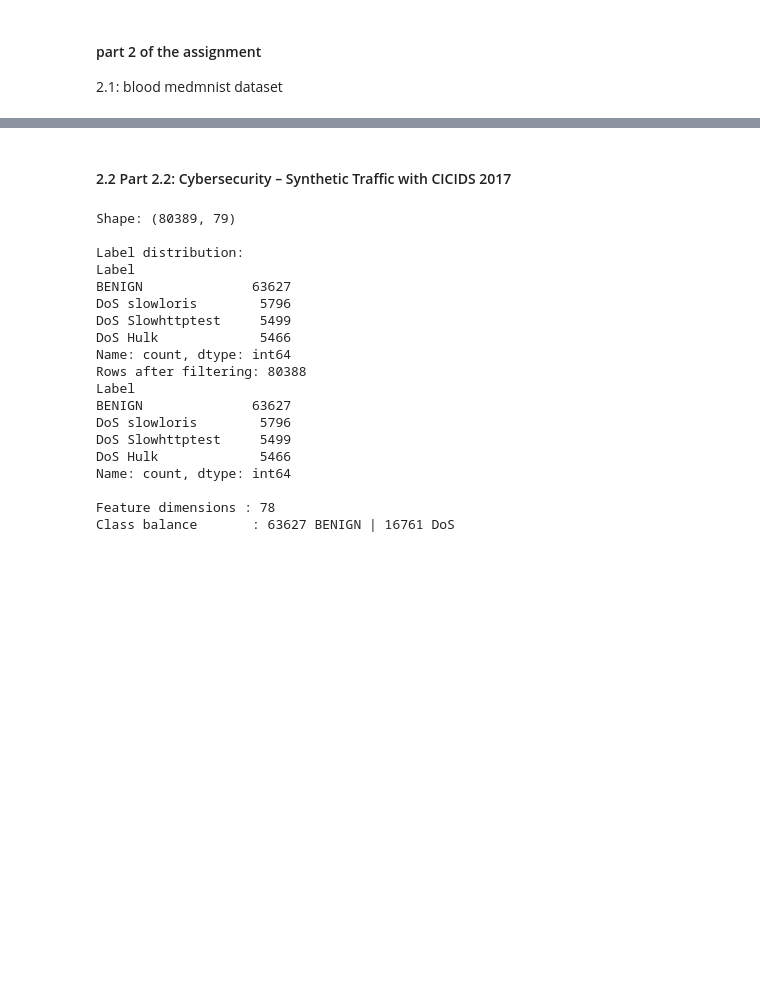
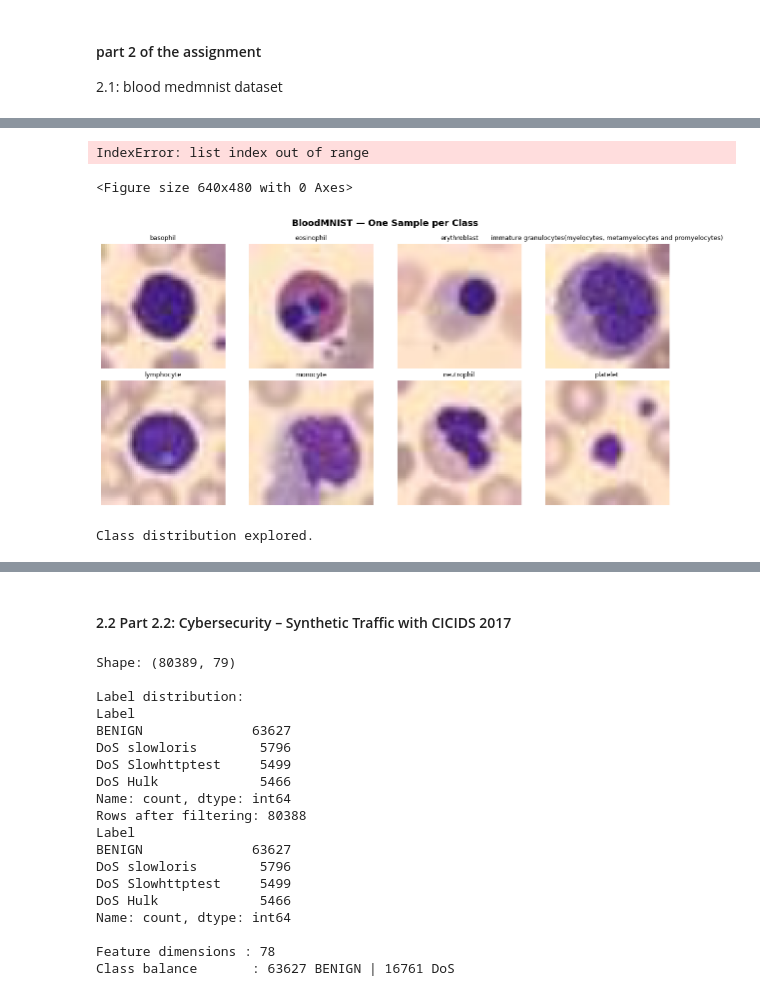
Before and after one commit to meghana2343/datascience, a Jupyter notebook: GANs.ipynb, the cells around one changed output, grey strips where cells are left out. Saved outputs shown, nothing was run; the diff lists cells and outputs as text; code cells hidden in the pictures; blank space fills up the shorter version.

```diff
--- a/GANs.ipynb
+++ b/GANs.ipynb
@@ -642,0 +335,65 @@ for i in range(num_classes):
+# %%
+
+
+# Sample images (one per class)
+axes[1].axis('off')
+plt.tight_layout()
+
+# Show a grid of sample images from each class
+fig2, sample_axes = plt.subplots(2, 4, figsize=(12, 6))
+shown = set()
+idx = 0
+for i, (img, label) in enumerate(train_blood):
+    lab = int(label)
+    if lab not in shown:
+        shown.add(lab)
+        row, col = lab // 4, lab % 4
+        # De-normalise: img ∈ [-1,1] → [0,1]
+        img_np = (img.permute(1, 2, 0).numpy() * 0.5 + 0.5).clip(0, 1)
+        sample_axes[row][col].imshow(img_np)
+        sample_axes[row][col].set_title(class_names[lab], fontsize=9)
+        sample_axes[row][col].axis('off')
+    if len(shown) == len(class_names):
+        break
+
+fig2.suptitle('BloodMNIST — One Sample per Class', fontweight='bold', fontsize=13)
+plt.tight_layout()
+plt.savefig('blood_sample_images.png', dpi=150, bbox_inches='tight')
+plt.show()
+# %% [output]
+IndexError: list index out of range
+# %%
+
+
+
+# Sample images (one per class)
+
+plt.tight_layout()
+
+# Show a grid of sample images from each class
+fig2, sample_axes = plt.subplots(2, 4, figsize=(12, 6))
+shown = set()
+idx = 0
+for i, (img, label) in enumerate(train_blood):
+    # Fix for DeprecationWarning: explicitly get scalar from array
+    lab = int(label.item())
+    if lab not in shown:
+        shown.add(lab)
+        row, col = lab // 4, lab % 4
+        # De-normalise: img ∈ [-1,1] → [0,1]
+        img_np = (img.permute(1, 2, 0).numpy() * 0.5 + 0.5).clip(0, 1)
+        sample_axes[row][col].imshow(img_np)
+        sample_axes[row][col].set_title(class_names[lab], fontsize=9)
+        sample_axes[row][col].axis('off')
+    if len(shown) == len(class_names):
+        break
+
+fig2.suptitle('BloodMNIST — One Sample per Class', fontweight='bold', fontsize=13)
+plt.tight_layout()
+plt.savefig('blood_sample_images.png', dpi=150, bbox_inches='tight')
+plt.show()
+print('Class distribution explored.')
+# %% [output]
+<Figure size 640x480 with 0 Axes>
+[figure, added]
+Class distribution explored.
```
Also changed, not shown: parts of 29 cells of this notebook.
